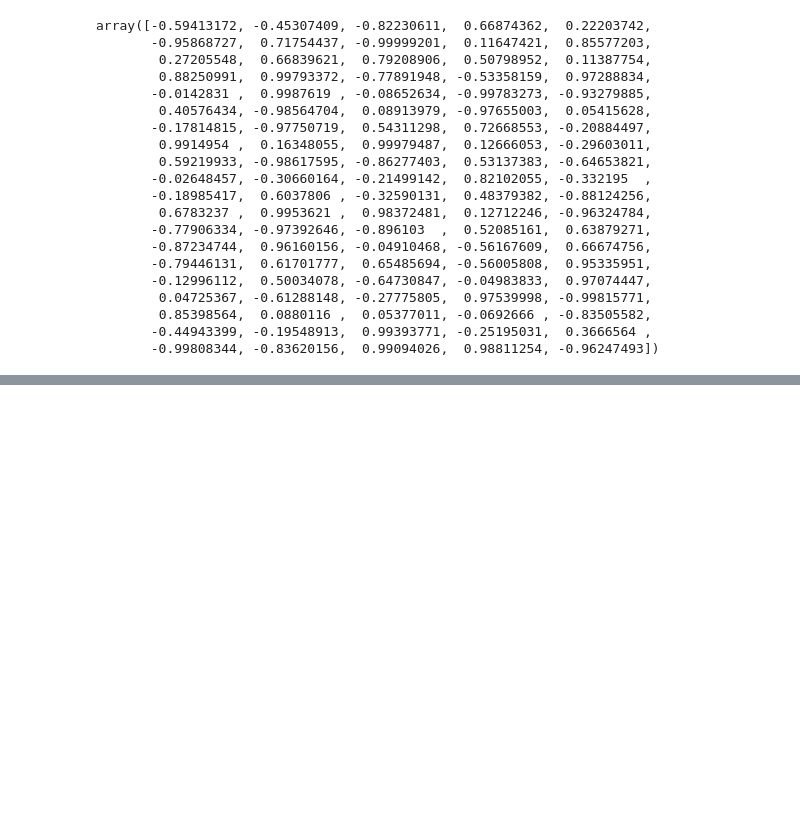
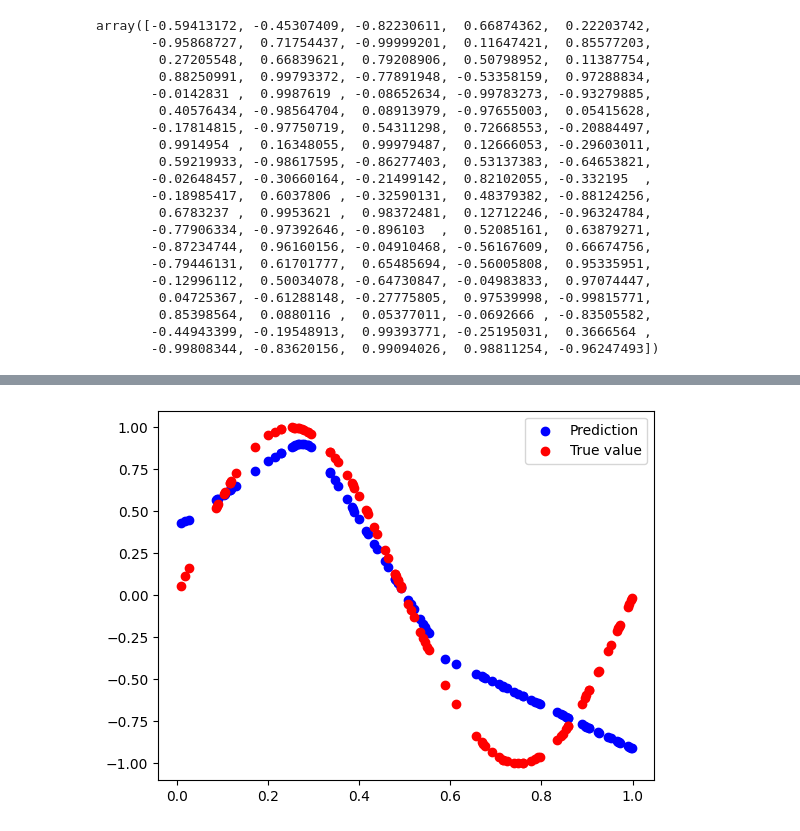
Before and after one commit to gyulii/DiWHY-AI, a Jupyter notebook: Sine_regression/sine_regression.ipynb, the cells around one changed output, grey strips where cells are left out. Saved outputs shown, nothing was run; the diff lists cells and outputs as text; code cells hidden in the pictures; blank space fills up the shorter version.

```diff
--- a/Sine_regression/sine_regression.ipynb
+++ b/Sine_regression/sine_regression.ipynb
@@ -212,0 +340,12 @@ test_mse_score, test_mae_score = model.evaluate(test_data[:,0], test_data[:,1])
+# %%
+predictions = model.predict(test_data[:,0])
+true_values = test_data[:,1]
+
+fig = plt.figure()
+ax1 = fig.add_subplot()
+
+ax1.scatter(x = test_data[:,0], y = predictions, c='b',  label='Prediction')
+ax1.scatter(x = test_data[:,0] , y = true_values,  c='r',  label='True value')
+plt.legend()
+plt.show()
+# %% [output]
@@ -212,0 +353 @@ test_mse_score, test_mae_score = model.evaluate(test_data[:,0], test_data[:,1])
+[figure, added]
```
Also changed, not shown: parts of 28 cells of this notebook.
